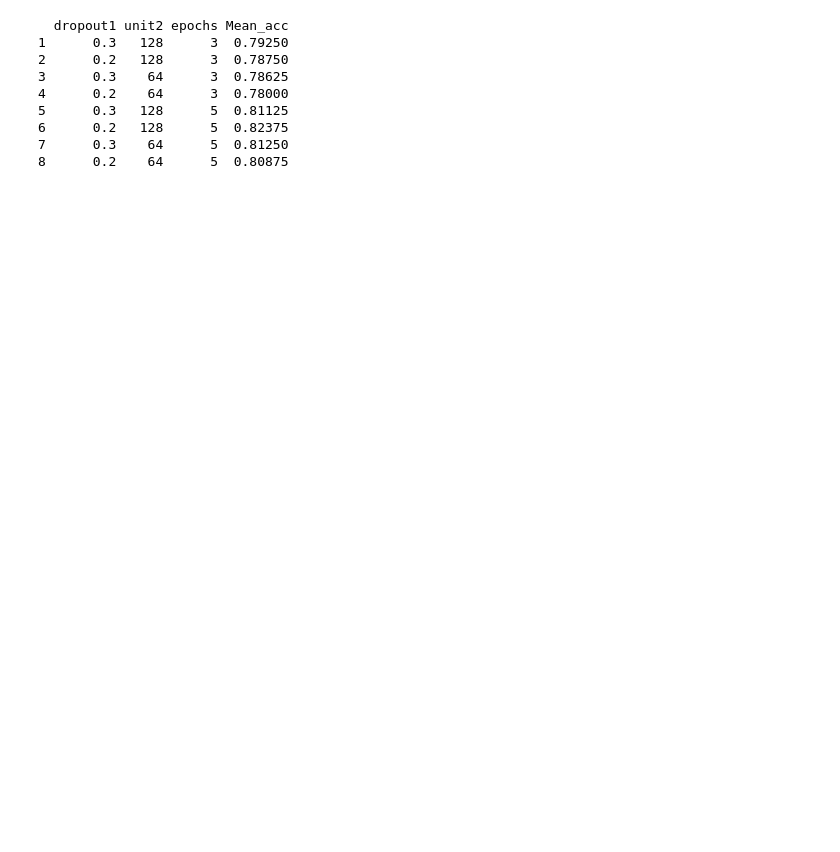
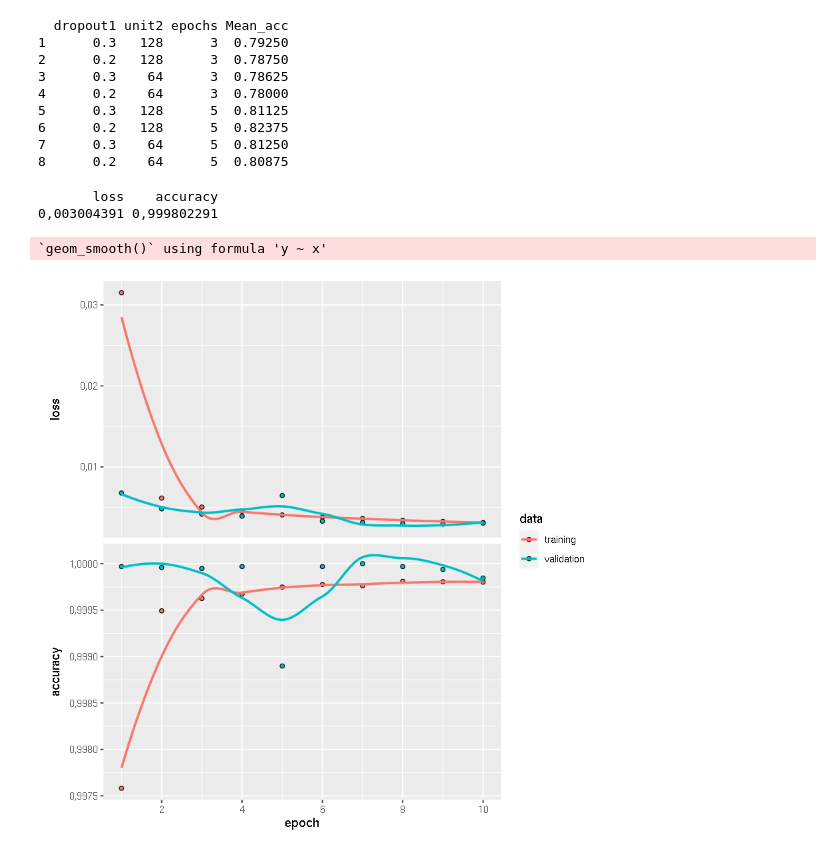
Before and after one commit to mastrovalentz/Adv_Stat_Final_Project, a Jupyter notebook: Tuner.ipynb, the cells around one changed output. Cells and saved outputs as stored; diff of their text form; code cells hidden in the pictures; blank space fills up the shorter version.

Commit message:
done NN model

```diff
--- a/Tuner.ipynb
+++ b/Tuner.ipynb
@@ -109,3 +117,9 @@ print(tuned_grid)
 6      0.2   128      5  0.82375
 7      0.3    64      5  0.81250
 8      0.2    64      5  0.80875
+# %%
+library(repr)
+
+data.bkg  <- read.csv("data/P_LHCB_LambdaB/background.csv")
+data.sig  <- read.csv("data/P_LHCB_LambdaB/MC_signal.csv")
+data.lhcb <- read.csv("data/P_LHCB_LambdaB/data_lhcb.csv")
@@ -111,0 +161,43 @@ print(tuned_grid)
+# %%
+
+build_model <- function(params){
+    model <- keras_model_sequential()
+    model %>%
+      layer_dense(units = params$unit1, activation = 'relu',
+                  input_shape = c(params$nFeat), kernel_regularizer=regularizer_l2(params$l2_coeff)) %>%
+      layer_dropout(rate = params$dropout1) %>%
+      layer_dense(units = params$unit2, activation = 'relu',  kernel_regularizer=regularizer_l2(params$l2_coeff)) %>%
+      layer_dropout(rate = params$dropout2) %>%
+      layer_dense(units = params$unit3, activation = 'relu',  kernel_regularizer=regularizer_l2(params$l2_coeff)) %>%
+      layer_dropout(rate = params$dropout3) %>%
+      layer_dense(units = 1, activation = 'sigmoid')
+
+    model %>% compile(
+      loss = 'binary_crossentropy',
+      optimizer = optimizer_rmsprop(),
+      metrics = c('accuracy')
+    )
+    return(model)
+}
+myParams <- flags(
+    flag_numeric("dropout1", 0.1),
+    flag_numeric("dropout2", 0.1),
+    flag_numeric("dropout3", 0.1),
+    flag_numeric("unit1", 64*2),
+    flag_numeric("unit2", 32*2),
+    flag_numeric("unit3", 32*2),
+    flag_numeric("unit4", 16),
+    flag_numeric("unit5", 8),
+    flag_numeric("nFeat", 6),
+    flag_numeric("l2_coeff", 1e-3)
+)
+# %%
+model    <- build_model(myParams)
+history  <- model %>% fit (x_train, y_train,  epochs = 10, batch_size = 200, validation_split = 0.3)
+model %>% evaluate(x_test, y_test)
+plot(history)
+# %% [output]
+       loss    accuracy
+0,003004391 0,999802291
+`geom_smooth()` using formula 'y ~ x'
+[figure, added]
```
Also changed, not shown: parts of 9 cells of this notebook, 2 other files.
